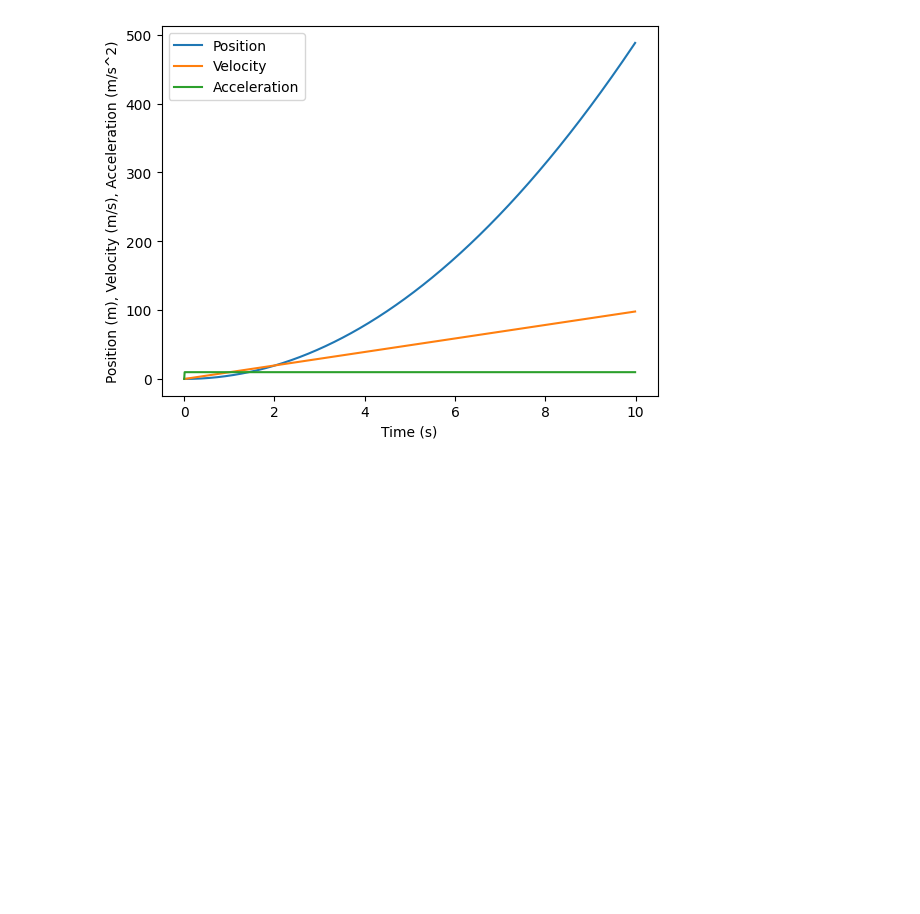
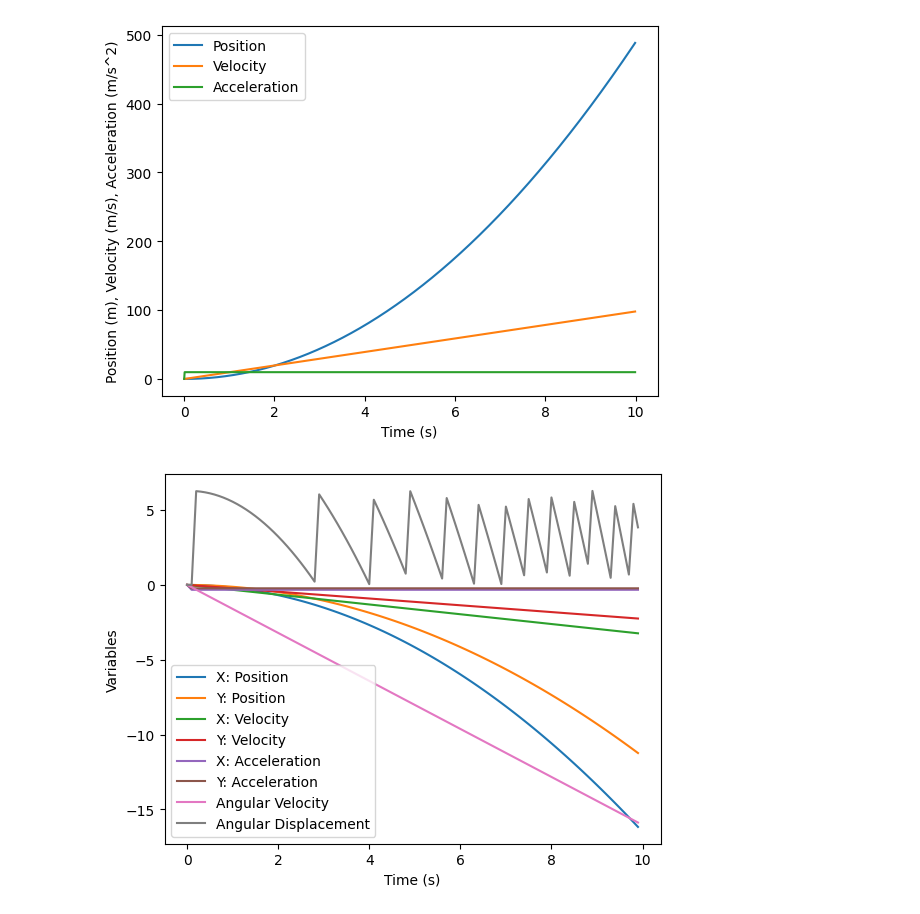
Before and after one commit to charlottefreedman/python-refresher, a Jupyter notebook: simulation.ipynb, the cells around one changed output. Cells and saved outputs as stored; diff of their text form; code cells hidden in the pictures; blank space fills up the shorter version.

Commit message:
created a test and graphs

```diff
--- a/simulation.ipynb
+++ b/simulation.ipynb
@@ -52,3 +52,8 @@ plt.legend()
 plt.show()
 # %% [output]
 [figure]
+# %%
+(time, x, y, theta, v, omega, linear_acceleration) = physics.simulate_auv2_motion(np.array([100, 30, 60, 20]), 4, .2, 2)
+physics.plot_auv2_motion(time, x, y, theta, v, omega, linear_acceleration)
+# %% [output]
+[figure, added]
```
Also changed, not shown: parts of 3 cells of this notebook, 2 other files.
